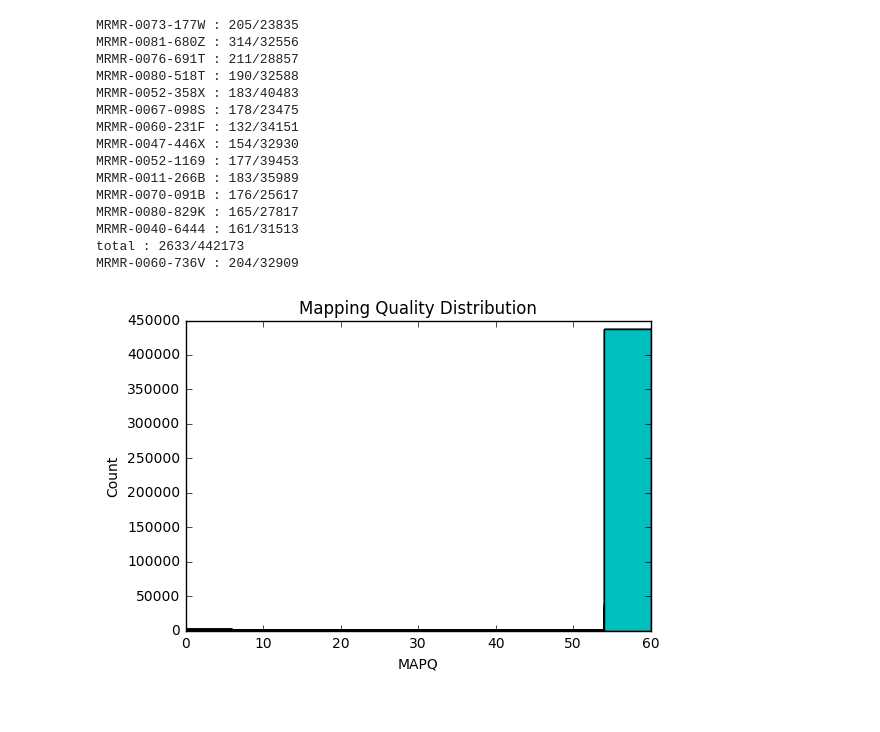
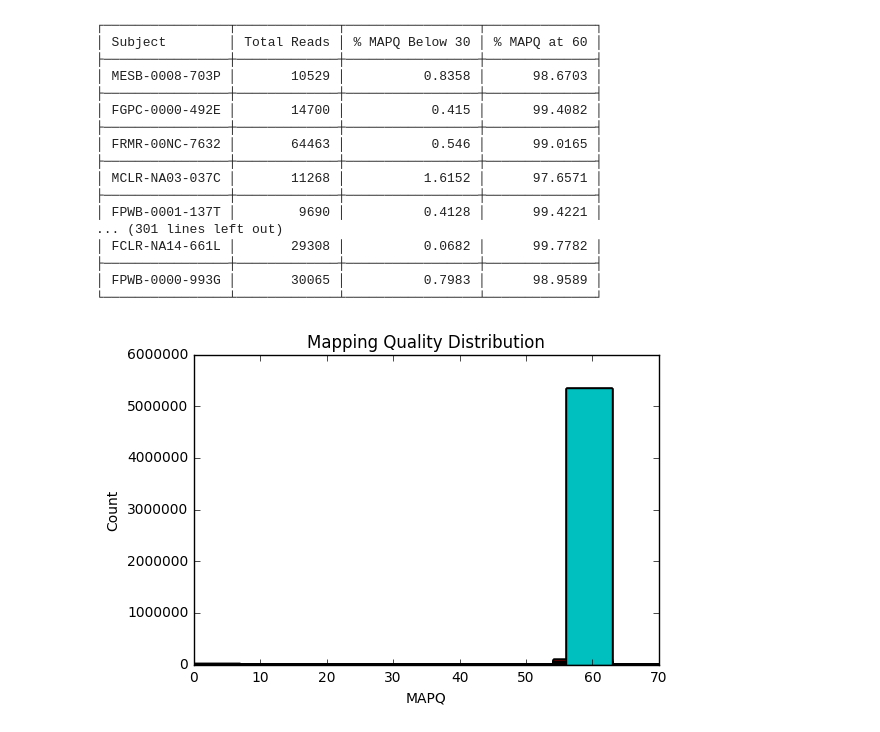
Before and after one commit to vkozareva/geneCNV, a Jupyter notebook: MAPQ_distribution.ipynb, the cells around one changed output. Drawn from its saved outputs; the diff is of its cells as text; code cells hidden in the pictures.

```diff
--- a/MAPQ_distribution.ipynb
+++ b/MAPQ_distribution.ipynb
@@ -48,6 +40,10 @@ count = 0
 for root, dirs, files in os.walk('/mnt/vep/subjects'):
     for file_name in files:
         if file_name.endswith('.bam'):
+            if '{}.bai'.format(file_name) not in files:
+                print '{} is missing an index file'.format(file_name)
+                continue
+
             file_path = os.path.join(root, file_name)
             subject = os.path.splitext(file_name)[0]
             subject_bams[subject] = []
@@ -55,10 +51,10 @@ for root, dirs, files in os.walk('/mnt/vep/subjects'):
             for read in bamfile.fetch('X', start=31137345, end=33229636):
                 if not read.is_unmapped:
                     mapq = read.mapping_quality
-                    if mapq < 20:
-                        count += 1
-                        if count < 100:
-                            print read.reference_start, read.cigarstring, read.query_sequence
+#                     if mapq < 20:
+#                         count += 1
+#                         if count < 100:
+#                             print read.reference_start, read.cigarstring, read.query_sequence
                     subject_bams[subject].append(mapq)
                     subject_bams['total'].append(mapq)
             print 'finished adding mapq for {} with {} reads'.format(subject, len(subject_bams[subject]))
@@ -84,29 +80,39 @@ finished adding mapq for MRMR-0052-358X with 40483 reads
 # %%
+import tabletext
+
+MAPQ_stats = [['Subject', 'Total Reads', '% MAPQ Below 30', '% MAPQ at 60']]
 for subject, subject_mapq_distribution in subject_bams.items():
-    print '{} : {}/{}'.format(subject, len([item for item in subject_mapq_distribution if item < 30]), len(subject_mapq_distribution))
-    plt.hist(subject_mapq_distribution)
+    if subject_mapq_distribution:
+        count_below_30 = len([item for item in subject_mapq_distribution if item < 30])
+        count_at_60 = len([item for item in subject_mapq_distribution if item == 60])
+        total_reads = len(subject_mapq_distribution)
+        percent_below_30 = (count_below_30 * 100.0) / len(subject_mapq_distribution)
+        subject_stats = [subject, total_reads, round((count_below_30 * 100.0) / total_reads, 4), round((count_at_60 * 100.0) / total_reads, 4)]
+        MAPQ_stats.append(subject_stats)
+print tabletext.to_text(MAPQ_stats)
 
 plt.hist(subject_bams['total'])
-# plt.title("Mapping Quality Distribution for {}".format(subject))
 plt.title("Mapping Quality Distribution")
 plt.xlabel("MAPQ")
 plt.ylabel("Count")
 
 plt.gcf()
 # %% [output]
-MRMR-0073-177W : 205/23835
-MRMR-0081-680Z : 314/32556
-MRMR-0076-691T : 211/28857
-MRMR-0080-518T : 190/32588
-MRMR-0052-358X : 183/40483
-MRMR-0067-098S : 178/23475
-MRMR-0060-231F : 132/34151
-MRMR-0047-446X : 154/32930
-MRMR-0052-1169 : 177/39453
-MRMR-0011-266B : 183/35989
-MRMR-0070-091B : 176/25617
-MRMR-0080-829K : 165/27817
-MRMR-0040-6444 : 161/31513
-total : 2633/442173
-MRMR-0060-736V : 204/32909
+┌────────────────┬─────────────┬─────────────────┬──────────────┐
+│ Subject        │ Total Reads │ % MAPQ Below 30 │ % MAPQ at 60 │
+├────────────────┼─────────────┼─────────────────┼──────────────┤
+│ MESB-0008-703P │       10529 │          0.8358 │      98.6703 │
+├────────────────┼─────────────┼─────────────────┼──────────────┤
+│ FGPC-0000-492E │       14700 │           0.415 │      99.4082 │
+├────────────────┼─────────────┼─────────────────┼──────────────┤
+│ FRMR-00NC-7632 │       64463 │           0.546 │      99.0165 │
+├────────────────┼─────────────┼─────────────────┼──────────────┤
+│ MCLR-NA03-037C │       11268 │          1.6152 │      97.6571 │
+├────────────────┼─────────────┼─────────────────┼──────────────┤
+│ FPWB-0001-137T │        9690 │          0.4128 │      99.4221 │
+... (301 lines left out)
+│ FCLR-NA14-661L │       29308 │          0.0682 │      99.7782 │
+├────────────────┼─────────────┼─────────────────┼──────────────┤
+│ FPWB-0000-993G │       30065 │          0.7983 │      98.9589 │
+└────────────────┴─────────────┴─────────────────┴──────────────┘
-[figure, old version]
+[figure, new version]
```
Also changed, not shown: parts of 3 cells of this notebook, 1 other file.
